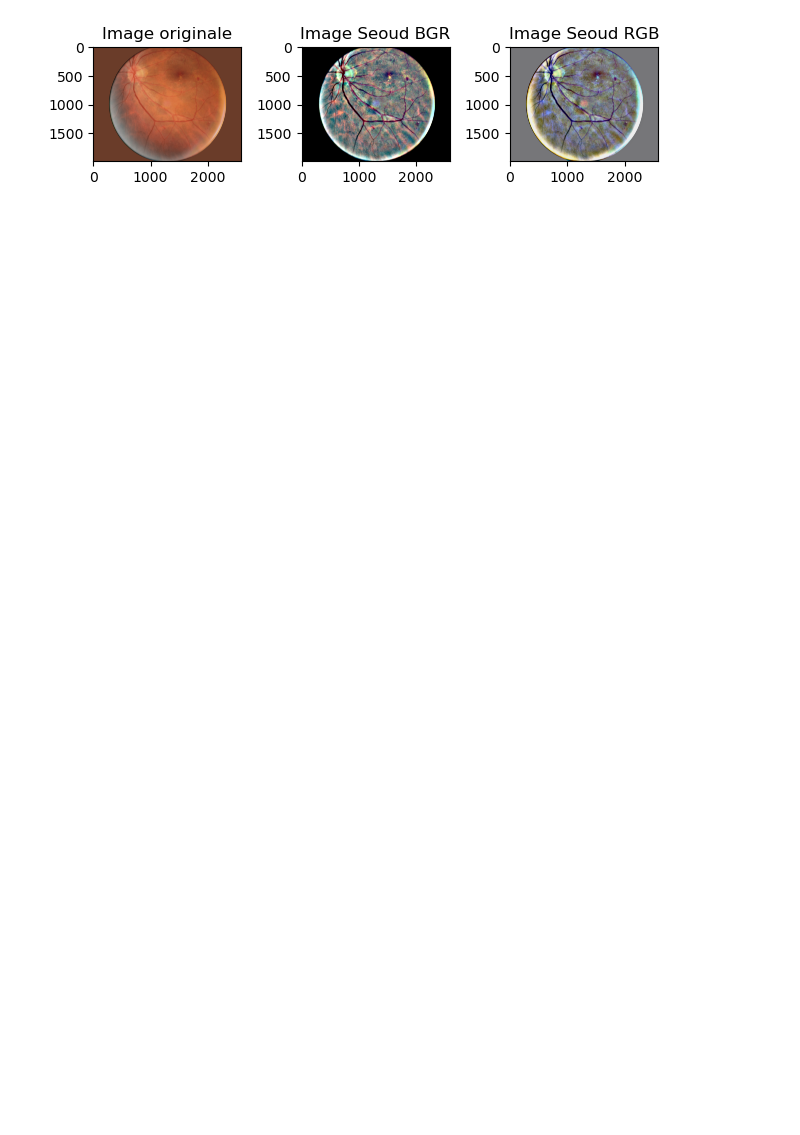
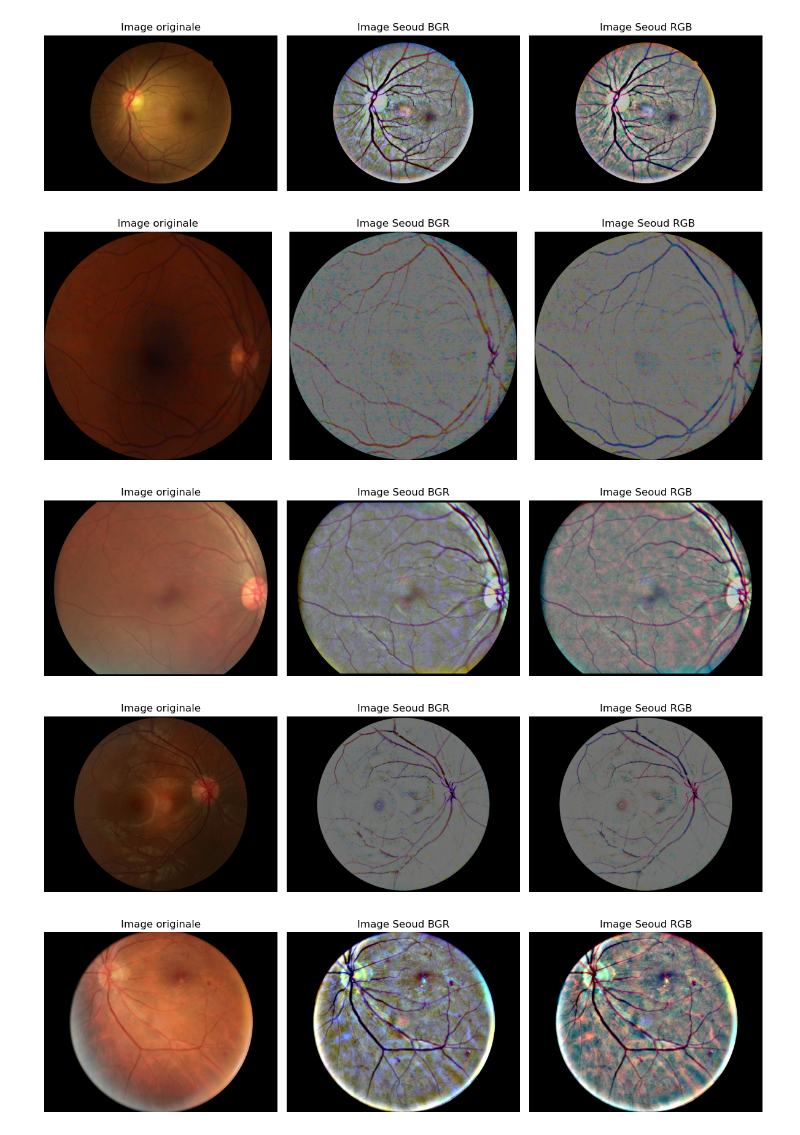
Before and after one commit to florianbasset/fundus-preprocessor-toolkit, a Jupyter notebook: notebook/apply_seoud.ipynb, the cells around one changed output. Saved outputs shown, nothing was run; the diff lists cells and outputs as text; code cells hidden in the pictures; blank space fills up the shorter version.

```diff
--- a/notebook/apply_seoud.ipynb
+++ b/notebook/apply_seoud.ipynb
@@ -61,50 +61,65 @@ def apply_seoud(image, roi=None, diameter=None):
     output = cv2.merge(out)
 
     hpf = cv2.addWeighted(output, 1, cv2.blur(output, (h3, h3)), -1, np.mean(output))
 
     output = cv2.addWeighted(output.astype(np.float32), 1, cv2.divide(hpf.astype(np.float32), std + 1e-7), 1, 0).clip(0, 255)
 
     cs = cv2.split(output)
     out = []
     for c in cs:
         c = (std_img * (c - c.mean()) / c.std()) + 127
         c = c.clip(mean_img - 3 * std_img, mean_img + 3 * std_img)
         out.append(c)
 
     output = cv2.merge(out).clip(0, 255).astype(np.uint8)
     return {"image": image, "output": output * expended_roi}
 
 
 def local_std(image, size):
     img_sq = cv2.multiply(image.astype(np.float32), image.astype(np.float32))
     E_img_sq = cv2.blur(img_sq, (size, size))
 
     E_local = cv2.blur(image.astype(np.float32), (size, size))
     sq_E_local = cv2.multiply(E_local, E_local)
 
     var = cv2.add(E_img_sq, -sq_E_local)
     std = cv2.sqrt(var.clip(1e-3, var.max()))
     return std
 
 list_images = os.listdir('../data')
-image = cv2.imread('../data/'+list_images[6])
-image = image[:, :, ::-1]
-if image is None:
-    print("Erreur: Impossible de charger l'image.")
-else:
-    seoud_image = apply_seoud(image)
-    plt.subplot(1, 3, 1)
-    plt.imshow(image)
-    plt.title("Image originale")
-    plt.subplot(1, 3, 2)
-    plt.imshow(seoud_image['output'])
-    plt.title("Image Seoud BGR")
-    plt.subplot(1, 3, 3)
-    image = image[:, :, ::-1]
-    seoud_image = apply_seoud(image)
-    plt.imshow(seoud_image['output'])
-    plt.title("Image Seoud RGB")
-    plt.tight_layout()
-    plt.show()
+
+for idx, image_filename in enumerate(list_images):
+    image_path = os.path.join('../data', image_filename)
+    image = cv2.imread(image_path)
+
+    if image is None:
+        print(f"Erreur: Impossible de charger l'image {image_filename}.")
+    else:
+        image_rgb = cv2.cvtColor(image, cv2.COLOR_BGR2RGB)
+        seoud_image = apply_seoud(image)
+
+        plt.figure(figsize=(12, 4))
+
+        plt.subplot(1, 3, 1)
+        plt.imshow(image_rgb)
+        plt.title("Image originale")
+        plt.axis('off')
+
+        plt.subplot(1, 3, 2)
+        plt.imshow(seoud_image['output'])
+        plt.title("Image Seoud BGR")
+        plt.axis('off')
+
+        plt.subplot(1, 3, 3)
+        plt.imshow(cv2.cvtColor(seoud_image['output'], cv2.COLOR_BGR2RGB))
+        plt.title("Image Seoud RGB")
+        plt.axis('off')
+
+        plt.tight_layout()
+        plt.show()
 # %% [output]
-[figure, old version]
+[figure, new version]
+[figure, added]
+[figure, added]
+[figure, added]
+[figure, added]
```
Also changed, not shown: parts of 1 cell of this notebook, 3 other files.
